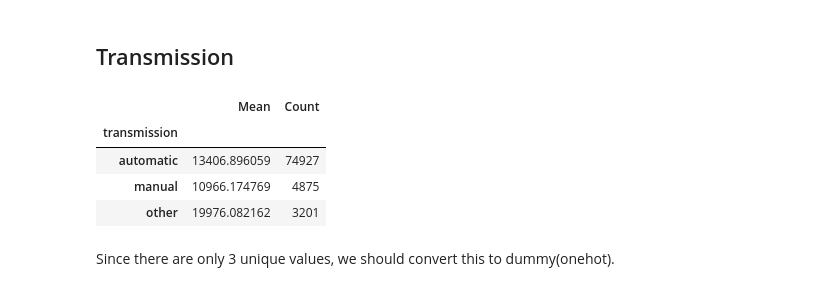
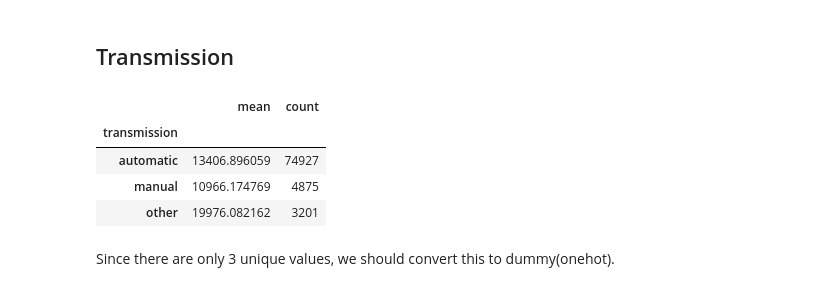
Before and after one commit to bl6g6/ECE-143-Group14, a Jupyter notebook: Prediction.ipynb, the cells around one changed output. Cells and saved outputs as stored; diff of their text form; code cells hidden in the pictures.

```diff
--- a/Prediction.ipynb
+++ b/Prediction.ipynb
@@ -171,9 +186,9 @@ onehot_these_columns.append('fuel')
 # %% [markdown]
 ## Transmission
 # %%
-df.groupby("transmission")['price'].agg(Mean='mean', Count='count')
+df.groupby("transmission")['price'].agg([('mean'),('count')])
 # %% [output]
-|  | Mean | Count |
+|  | mean | count |
 | transmission |  |  |
 | automatic | 13406.896059 | 74927 |
 | manual | 10966.174769 | 4875 |
```
Also changed, not shown: parts of 53 cells of this notebook.
